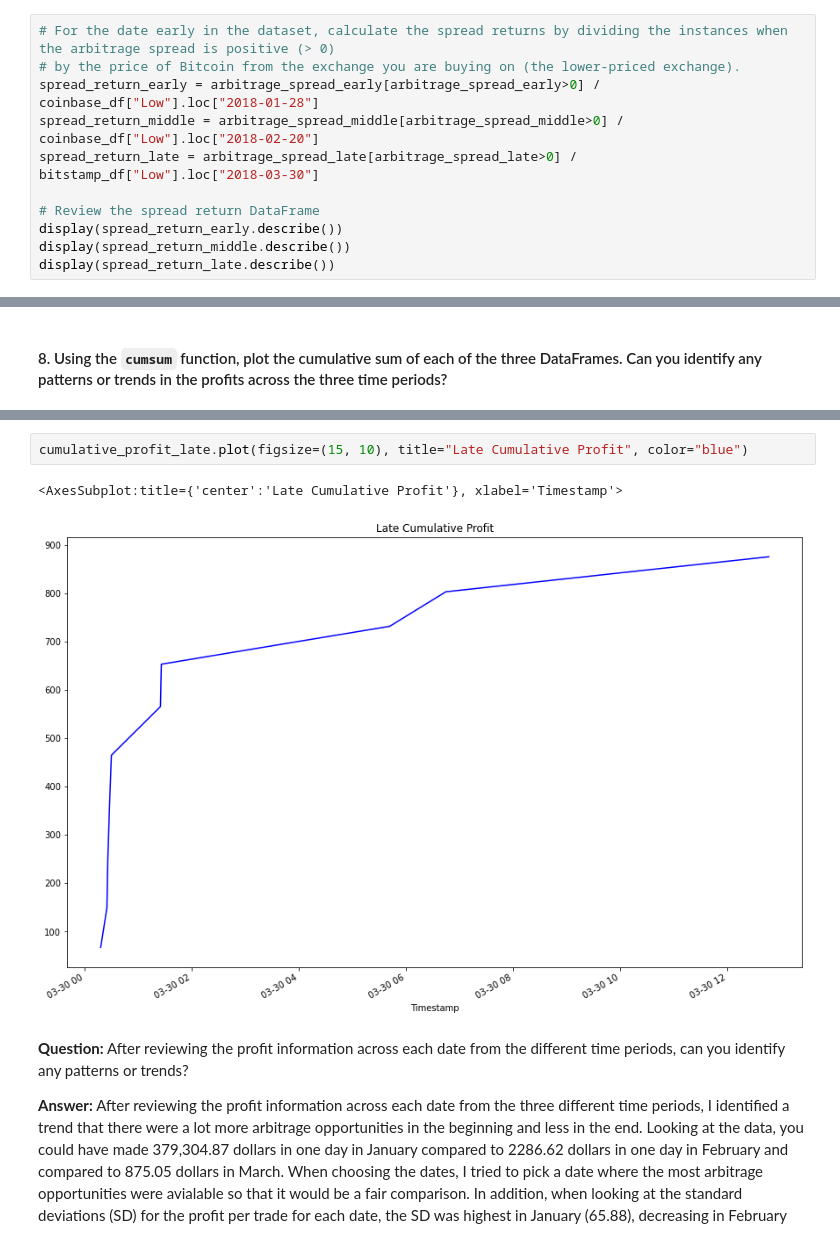
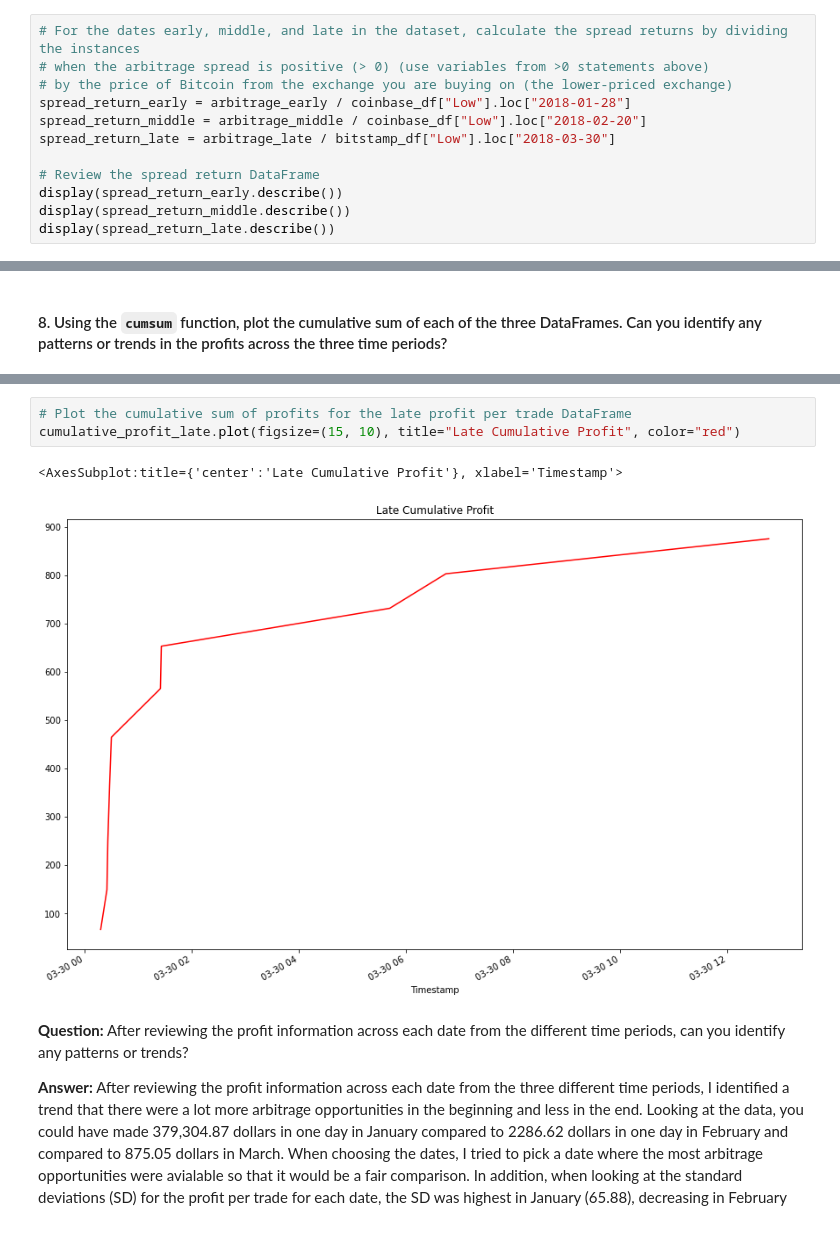
Before and after one commit to ccroft6/Crypto_Arbitrage, a Jupyter notebook: crypto_arbitrage.ipynb, the cells around one changed output, grey strips where cells are left out. Saved outputs shown, nothing was run; the diff lists cells and outputs as text.

```diff
--- a/crypto_arbitrage.ipynb
+++ b/crypto_arbitrage.ipynb
@@ -636,11 +621,12 @@ dtype: float64
 # %% [markdown]
 #### 2. For each of the three dates, calculate the spread returns. To do so, divide the instances that have a positive arbitrage spread (that is, a spread greater than zero) by the price of Bitcoin from the exchange you’re buying on (that is, the lower-priced exchange). Review the resulting DataFrame.
 # %%
-# For the date early in the dataset, calculate the spread returns by dividing the instances when the arbitrage spread is positive (> 0)
-# by the price of Bitcoin from the exchange you are buying on (the lower-priced exchange).
-spread_return_early = arbitrage_spread_early[arbitrage_spread_early>0] / coinbase_df["Low"].loc["2018-01-28"]
-spread_return_middle = arbitrage_spread_middle[arbitrage_spread_middle>0] / coinbase_df["Low"].loc["2018-02-20"]
-spread_return_late = arbitrage_spread_late[arbitrage_spread_late>0] / bitstamp_df["Low"].loc["2018-03-30"]
+# For the dates early, middle, and late in the dataset, calculate the spread returns by dividing the instances
+# when the arbitrage spread is positive (> 0) (use variables from >0 statements above)
+# by the price of Bitcoin from the exchange you are buying on (the lower-priced exchange)
+spread_return_early = arbitrage_early / coinbase_df["Low"].loc["2018-01-28"]
+spread_return_middle = arbitrage_middle / coinbase_df["Low"].loc["2018-02-20"]
+spread_return_late = arbitrage_late / bitstamp_df["Low"].loc["2018-03-30"]
 
 # Review the spread return DataFrame
 display(spread_return_early.describe())
@@ -895,10 +887,11 @@ cumulative_profit_middle.plot(figsize=(15, 10), title="Middle Cumulative Profit"
 <AxesSubplot:title={'center':'Middle Cumulative Profit'}, xlabel='Timestamp'>
 [figure]
 # %%
-cumulative_profit_late.plot(figsize=(15, 10), title="Late Cumulative Profit", color="blue")
+# Plot the cumulative sum of profits for the late profit per trade DataFrame
+cumulative_profit_late.plot(figsize=(15, 10), title="Late Cumulative Profit", color="red")
 # %% [output]
 <AxesSubplot:title={'center':'Late Cumulative Profit'}, xlabel='Timestamp'>
-[figure, old version]
+[figure, new version]
 # %% [markdown]
 **Question:** After reviewing the profit information across each date from the different time periods, can you identify any patterns or trends?
 
```
Also changed, not shown: parts of 36 cells of this notebook.
